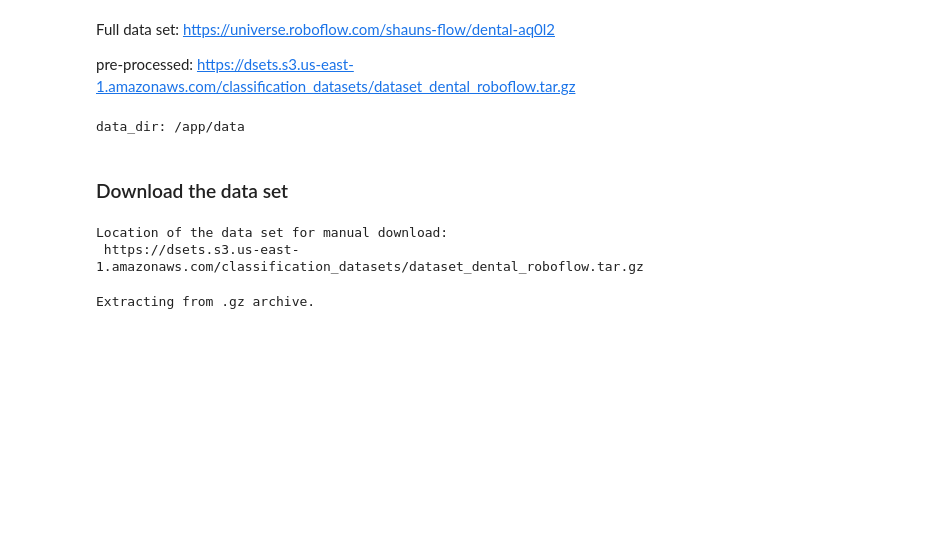
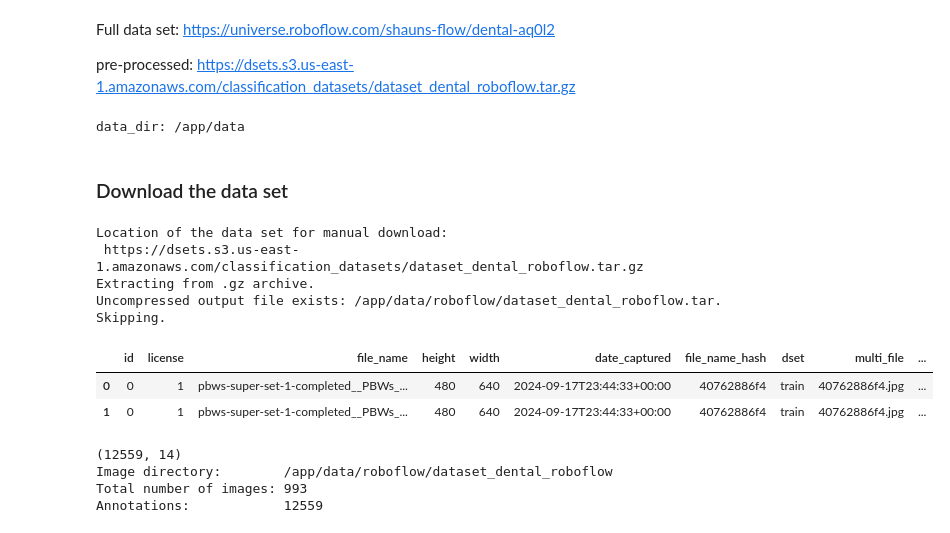
Before and after one commit to ccb-hms/computervision, a Jupyter notebook: notebooks/classification/01_download.ipynb, the cells around one changed output. Saved outputs shown, nothing was run; the diff lists cells and outputs as text; code cells hidden in the pictures; blank space fills up the shorter version.

```diff
--- a/notebooks/classification/01_download.ipynb
+++ b/notebooks/classification/01_download.ipynb
@@ -47,24 +53,49 @@ data_dir: /app/data
 ### Download the data set ###
 # %%
 url_base = 'https://dsets.s3.us-east-1.amazonaws.com/classification_datasets'
-dataset_name = 'dataset_dental_roboflow'
 url = os.path.join(url_base, f'{dataset_name}.tar.gz')
 # The Dentex class in src/computervision/dentex.py contains
 # short methods for working with the dentex data set
 # url = os.environ.get('CL_URL')
 print(f'Location of the data set for manual download: \n {url}')
 file = FileOP().download_from_url(url=url, download_dir=dataset_dir)
+if file is not None and os.path.exists(file):
+    try:
+        with tarfile.open(file) as tar:
+            tar.extractall(path=dataset_dir)
+    except Exception as e:
+        logger.error(f'Failed to extract tar file: {e}')
 # %% [output]
 Location of the data set for manual download:
  https://dsets.s3.us-east-1.amazonaws.com/classification_datasets/dataset_dental_roboflow.tar.gz
+Extracting from .gz archive.
+Uncompressed output file exists: /app/data/roboflow/dataset_dental_roboflow.tar. Skipping.
-Extracting from .gz archive.
 # %%
-# After extraction from the .tar.gz archive, the images should be on the local fs
-xrays_dir = os.path.join(dataset_dir, 'quadrant_enumeration/xrays')
-# Let's make sure that we have the expected number of images available
-expected_images = 634
-file_list = glob.glob(os.path.join(xrays_dir, '*.png'))
-print(f'Found {len(file_list)} images in {xrays_dir}.')
-# We want to be sure that the number of images is correct before we continue
-assert expected_images == len(file_list), \
-    f'WARNING: expected images ({expected_images}) != images on file system ({len(file_list)})'
+# Open the annotation file (in the image directory after extraction)
+annotations_file_name = 'annotations.parquet'
+annotations_file = os.path.join(image_dir, annotations_file_name)
+df = pd.read_parquet(annotations_file)
+display(df.head(2))
+print(df.shape)
+
+file_col = 'multi_file'
+bbox_col= 'bbox'
+disease_col = 'disease'
+pos_col = 'pos'
+label_col = 'label'
+
+# Chceck the images
+file_list = [os.path.join(image_dir, file_name) for file_name in df[file_col].unique()]
+checked = [is_image(file) for file in file_list]
+assert len(file_list) == sum(checked), f'WARNING: Could not open all {len(file_list)} images at: {image_dir}'
+print(f'Image directory:        {image_dir}')
+print(f'Total number of images: {len(file_list)}')
+print(f'Annotations:            {df.shape[0]}')
+# %% [output]
+|  | id | license | file_name | height | width | date_captured | file_name_hash | dset | multi_file | ... |
+| 0 | 0 | 1 | pbws-super-set-1-completed__PBWs_... | 480 | 640 | 2024-09-17T23:44:33+00:00 | 40762886f4 | train | 40762886f4.jpg | ... |
+| 1 | 0 | 1 | pbws-super-set-1-completed__PBWs_... | 480 | 640 | 2024-09-17T23:44:33+00:00 | 40762886f4 | train | 40762886f4.jpg | ... |
+(12559, 14)
+Image directory:        /app/data/roboflow/dataset_dental_roboflow
+Total number of images: 993
+Annotations:            12559
```
Also changed, not shown: parts of 3 cells of this notebook, 3 other files.
